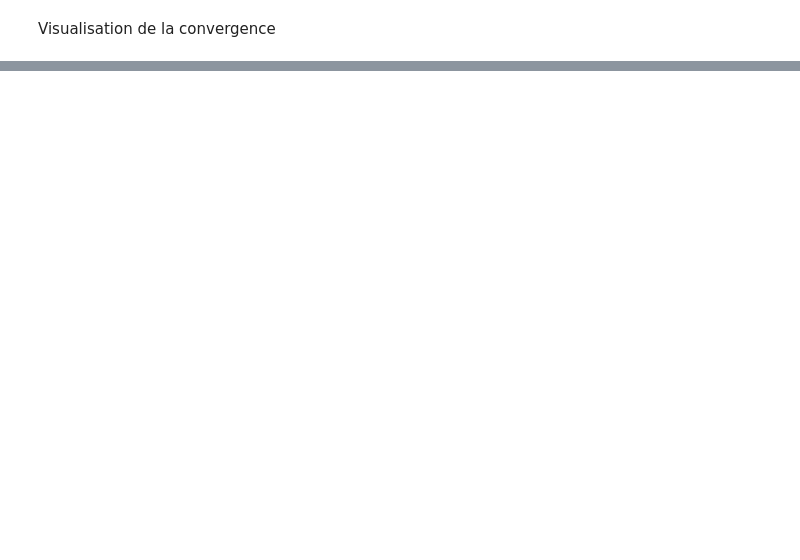
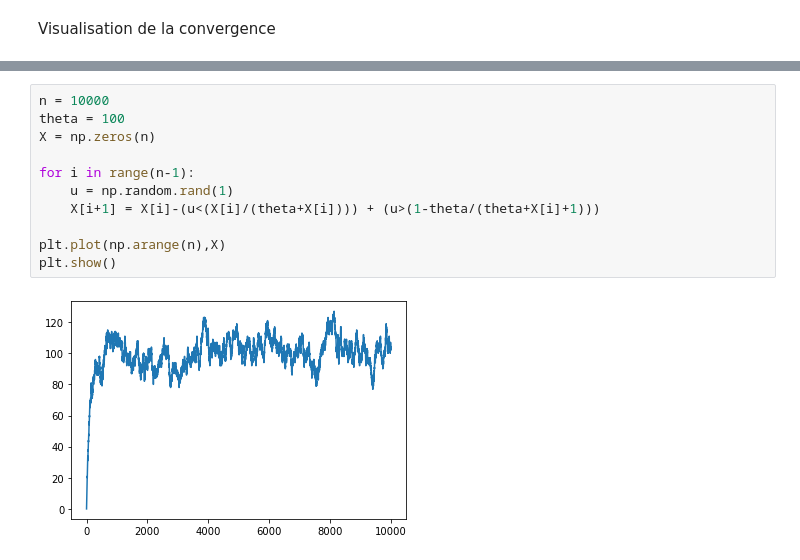
Before and after one commit to paulinebernard/CDIS, a Jupyter notebook: Probabilités V/Probabilité V.ipynb, the cells around one changed output, grey strips where cells are left out. Cells and saved outputs as stored; diff of their text form; blank space fills up the shorter version.

```diff
--- a/Probabilités V/Probabilité V.ipynb
+++ b/Probabilités V/Probabilité V.ipynb
@@ -482,0 +483,13 @@ plt.show()
+# %%
+n = 10000
+theta = 100
+X = np.zeros(n)
+
+for i in range(n-1):
+    u = np.random.rand(1)
+    X[i+1] = X[i]-(u<(X[i]/(theta+X[i]))) + (u>(1-theta/(theta+X[i]+1)))
+
+plt.plot(np.arange(n),X)
+plt.show()
+# %% [output]
+[figure, added]
```
Also changed, not shown: parts of 18 cells of this notebook, 2 other files.
